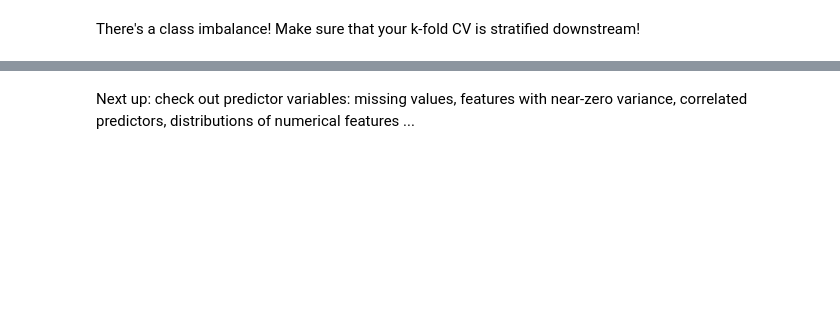
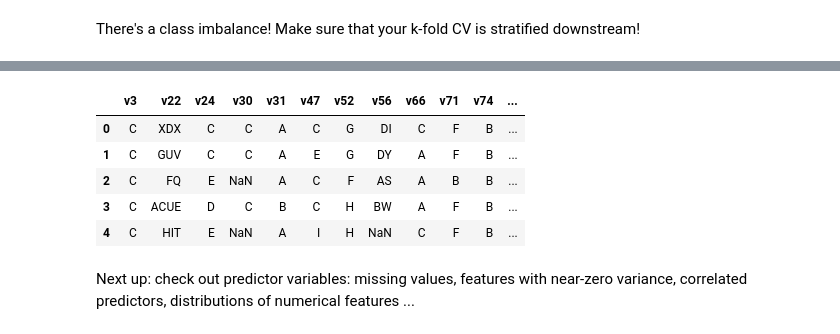
Before and after one commit to hugobowne/machine_learning_techniques, a Jupyter notebook: paribas/exploratory_analysis.ipynb, the cells around one changed output, grey strips where cells are left out. Saved outputs shown, nothing was run; the diff lists cells and outputs as text; code cells hidden in the pictures; blank space fills up the shorter version.

```diff
--- a/paribas/exploratory_analysis.ipynb
+++ b/paribas/exploratory_analysis.ipynb
@@ -25,2 +49,11 @@ There's a class imbalance! Make sure that your k-fold CV is stratified downstrea
+# %%
+cat_feat.head()
+# %% [output]
+|  | v3 | v22 | v24 | v30 | v31 | v47 | v52 | v56 | v66 | v71 | v74 | ... |
+| 0 | C | XDX | C | C | A | C | G | DI | C | F | B | ... |
+| 1 | C | GUV | C | C | A | E | G | DY | A | F | B | ... |
+| 2 | C | FQ | E | NaN | A | C | F | AS | A | B | B | ... |
+| 3 | C | ACUE | D | C | B | C | H | BW | A | F | B | ... |
+| 4 | C | HIT | E | NaN | A | I | H | NaN | C | F | B | ... |
 # %% [markdown]
 Next up: check out predictor variables: missing values, features with near-zero variance, correlated predictors, distributions of numerical features ...
```
Also changed, not shown: parts of 5 cells of this notebook.
